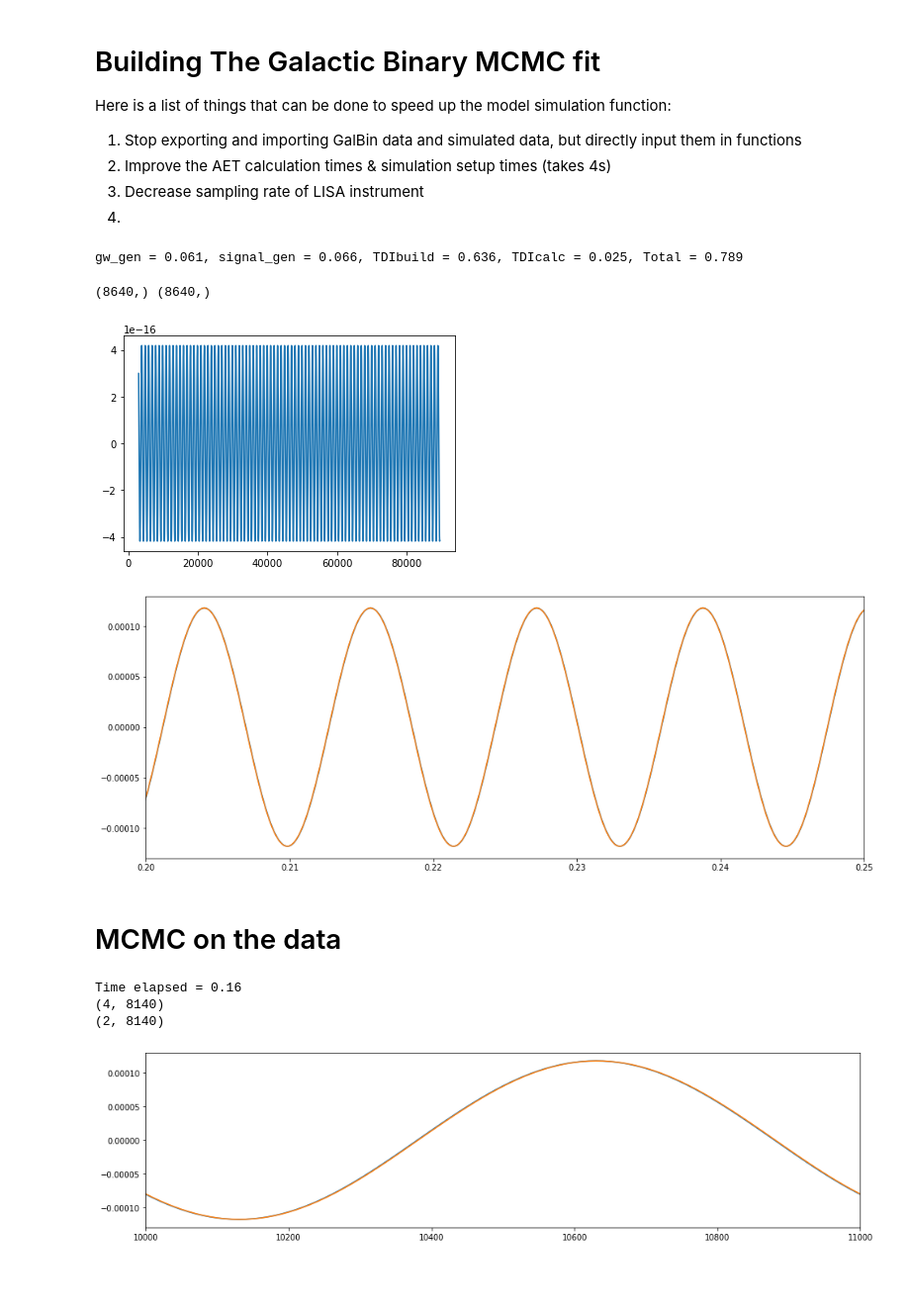
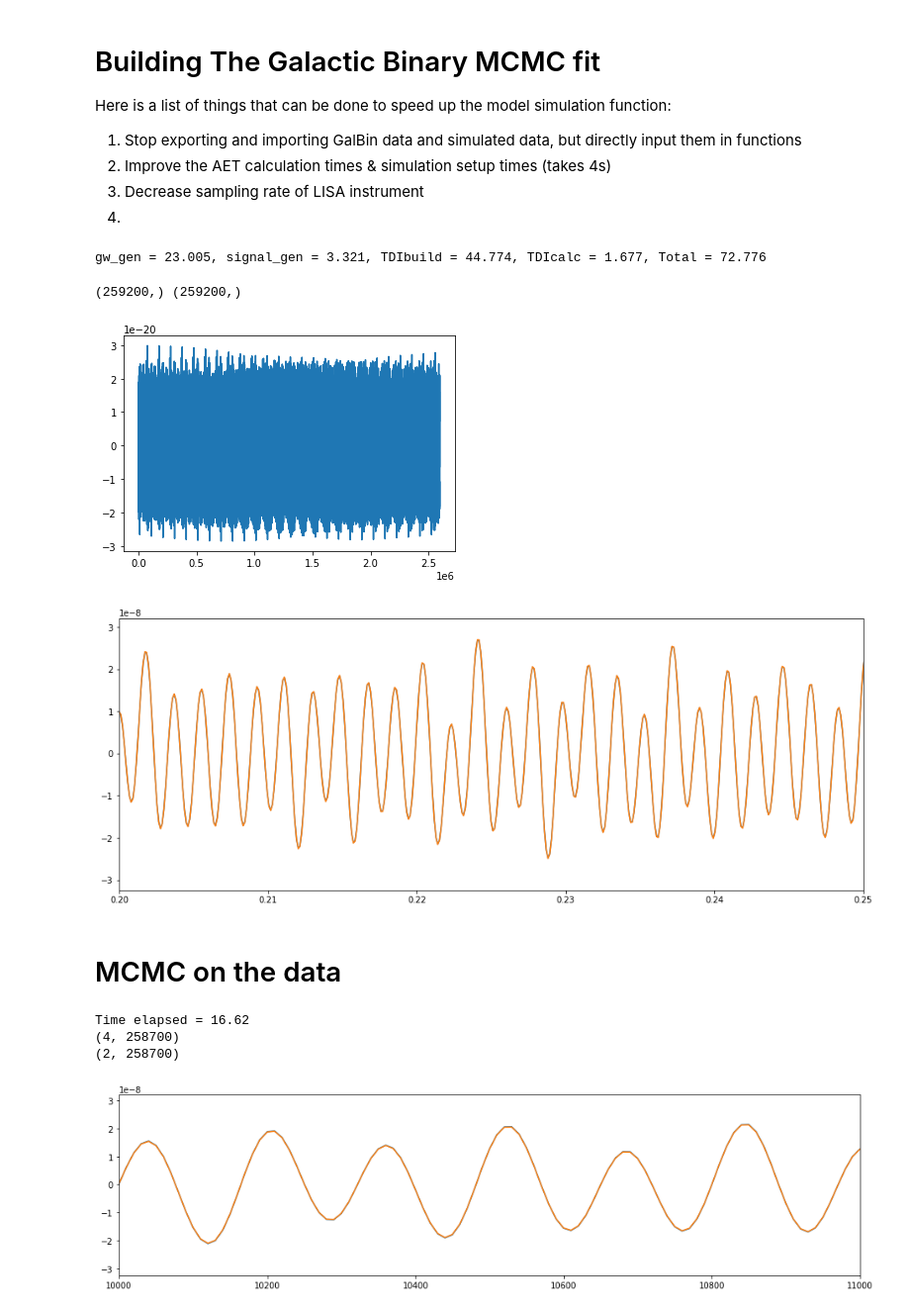
Before and after one commit to BartOuwehand/MP1_LISA, a Jupyter notebook: MCMC_parameter_fit.ipynb, the cells around one changed output. Shown at 99% size. Cells and saved outputs as stored; diff of their text form; code cells hidden in the pictures; blank space fills up the shorter version.

```diff
--- a/MCMC_parameter_fit.ipynb
+++ b/MCMC_parameter_fit.ipynb
@@ -31,7 +31,7 @@ gw_path = 'gws.h5'
 # Setup simluation parameters
 fs = 0.1    # Hz
 day = 86400 # s
-duration = day*1 # X days
+duration = day*30 # X days
 size = duration*fs
 discard = 300
 
@@ -45,11 +45,11 @@ with h5py.File(orbit_path) as orbits:
 
 
 # Turn on/off binary creation & instrument simulation
-use_verbinaries = False
+use_verbinaries = True
 run_new_simulation = True
 
 # Specify specific number of binaries
-Ngalbins = 1
+Ngalbins = 16
 # %% [output]
 fs = 0.1 Hz,  orbit_duration = 1500.0 d
 # %%
@@ -291,7 +293,7 @@ os.remove('gw_tmp.h5')
 # Without interpolate, for 30 days it takes 7s, with interpolate it takes 0.66s
 #but it takes 1.8s to generate the GW's as apposed to 0.68s
 # %% [output]
-gw_gen = 0.061, signal_gen = 0.066, TDIbuild = 0.636, TDIcalc = 0.025, Total = 0.789
+gw_gen = 23.005, signal_gen = 3.321, TDIbuild = 44.774, TDIcalc = 1.677, Total = 72.776
 # %%
 print (t.shape,A.shape)
 plt.plot(t,A)
@@ -302,15 +304,15 @@ plt.plot(fsdata[0]/day,fsdata[1])
 plt.xlim(0.2,0.25)
 plt.show()
 # %% [output]
-(8640,) (8640,)
+(259200,) (259200,)
-[figure, old version]
+[figure, new version]
-[figure, old version]
+[figure, new version]
 # %% [markdown]
 # MCMC on the data
 # %%
 # Defining the model used for MCMC fitting
 
-def model(st,sA, Amp, orbits_ZP=0, phi0=phi0_true, freq=f_true, gw_beta=gw_beta_true, gw_lambda=gw_lambda_true, t0=orbits_t0+10):
+def model(st,sA, orbits_ZP=0,Amp=Amp_true, phi0=phi0_true, freq=f_true, gw_beta=gw_beta_true, gw_lambda=gw_lambda_true, t0=orbits_t0+10):
 
     # Create random filename to allow for multiprocessing
     gwfn = 'gws_spam/gwtmp_'+str(int(1e20*np.random.rand(1)[0]))+'.h5'
@@ -346,26 +348,28 @@ def model(st,sA, Amp, orbits_ZP=0, phi0=phi0_true, freq=f_true, gw_beta=gw_beta_
     return np.array([nnmt,nnmA])
     # return np.array([t,A,E,T])
 # %%
+# Testing if model works and plotting
+
 script_time0 = time.time()
 
-test = model(fsdata[0],fsdata[1],Amp_true)
+test = model(fsdata[0],fsdata[1],0)
 
 script_time1 = time.time() - script_time0
 print ("Time elapsed = {:.2f}".format(script_time1))
 
 
 plt.figure(figsize=(16,4))
 plt.plot(fsdata[0],fsdata[1])
 plt.plot(test[0],test[1])
 plt.xlim(1e4,1.1e4)
 plt.plot()
 print (fsdata.shape)
 print (test.shape)
 # %% [output]
-Time elapsed = 0.16
-(4, 8140)
-(2, 8140)
+Time elapsed = 16.62
+(4, 258700)
+(2, 258700)
-[figure, old version]
+[figure, new version]
 # %%
 # Define functions needed for mcmc fitting
 import emcee
```
Also changed, not shown: parts of 11 cells of this notebook, 3 other files.
